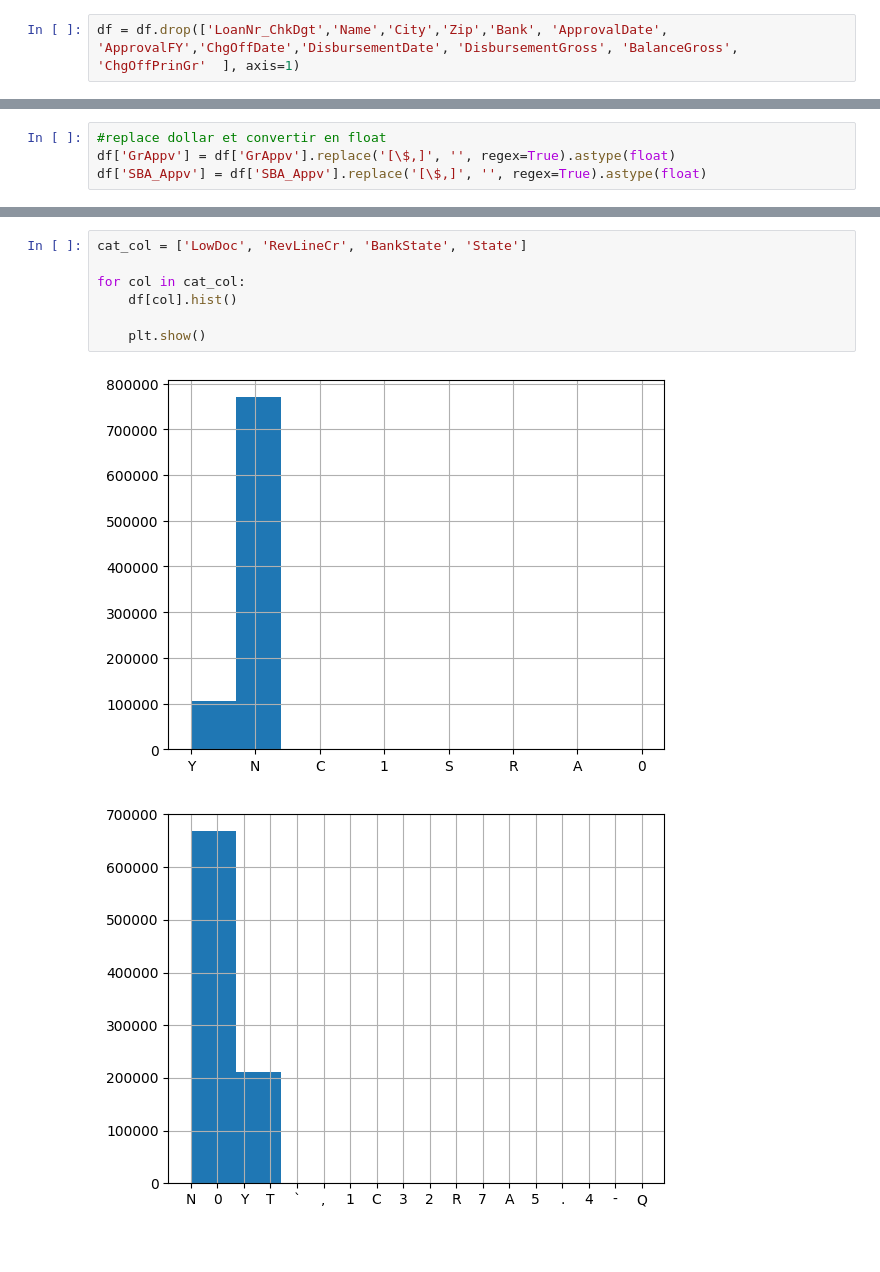
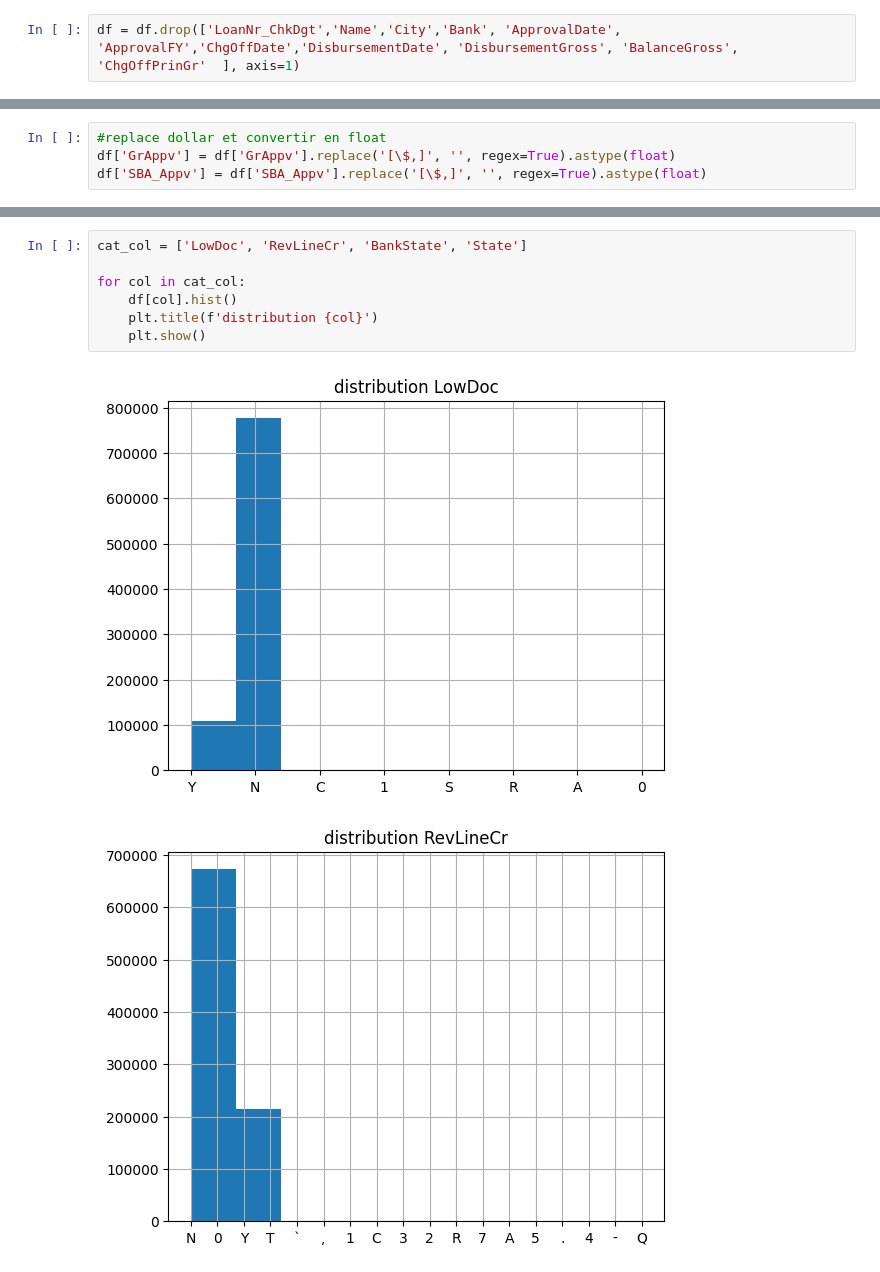
Before and after one commit to Memory77/brief_classif_sba, a Jupyter notebook: nettoyage_deb.ipynb, the cells around one changed output, grey strips where cells are left out. Drawn from its saved outputs; the diff is of its cells as text; blank space fills up the shorter version.

```diff
--- a/nettoyage_deb.ipynb
+++ b/nettoyage_deb.ipynb
@@ -41,7 +42,7 @@ Index(['LoanNr_ChkDgt', 'Name', 'City', 'State', 'Zip', 'Bank', 'BankState',
        'BalanceGross', 'MIS_Status', 'ChgOffPrinGr', 'GrAppv', 'SBA_Appv'],
       dtype='object')
 # %%
-df = df.drop(['LoanNr_ChkDgt','Name','City','Zip','Bank', 'ApprovalDate', 'ApprovalFY','ChgOffDate','DisbursementDate', 'DisbursementGross', 'BalanceGross', 'ChgOffPrinGr' 	], axis=1)
+df = df.drop(['LoanNr_ChkDgt','Name','City','Bank', 'ApprovalDate', 'ApprovalFY','ChgOffDate','DisbursementDate', 'DisbursementGross', 'BalanceGross', 'ChgOffPrinGr' 	], axis=1)
 # %%
 df.columns
 # %% [output]
@@ -188,10 +192,10 @@ df.head()
 # %%
 cat_col = ['LowDoc', 'RevLineCr', 'BankState', 'State']
 
 for col in cat_col:
     df[col].hist()
-
+    plt.title(f'distribution {col}')
     plt.show()
 # %% [output]
-[figure, old version]
+[figure, new version]
-[figure, old version]
+[figure, new version]
```
Also changed, not shown: parts of 52 cells of this notebook, 6 other files.
